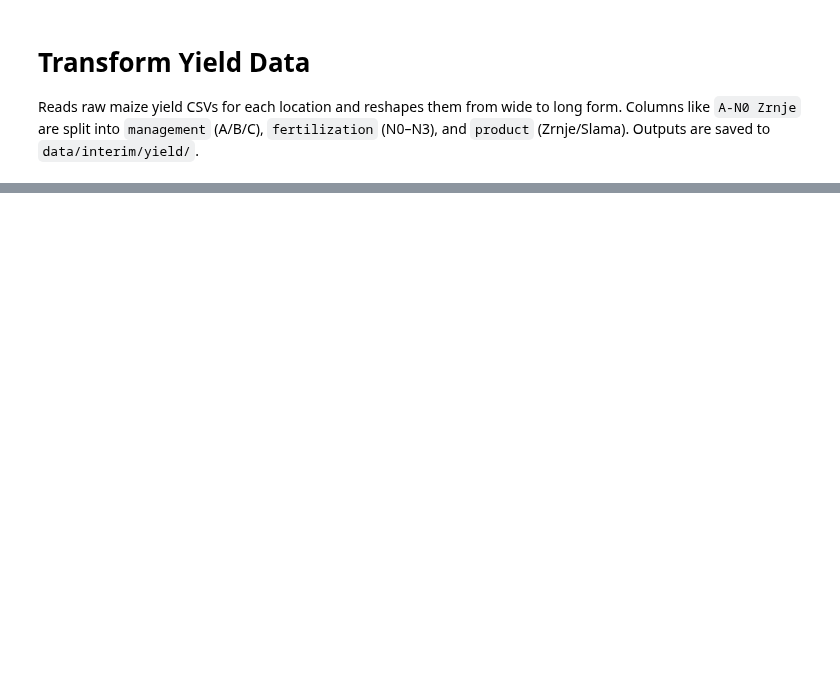
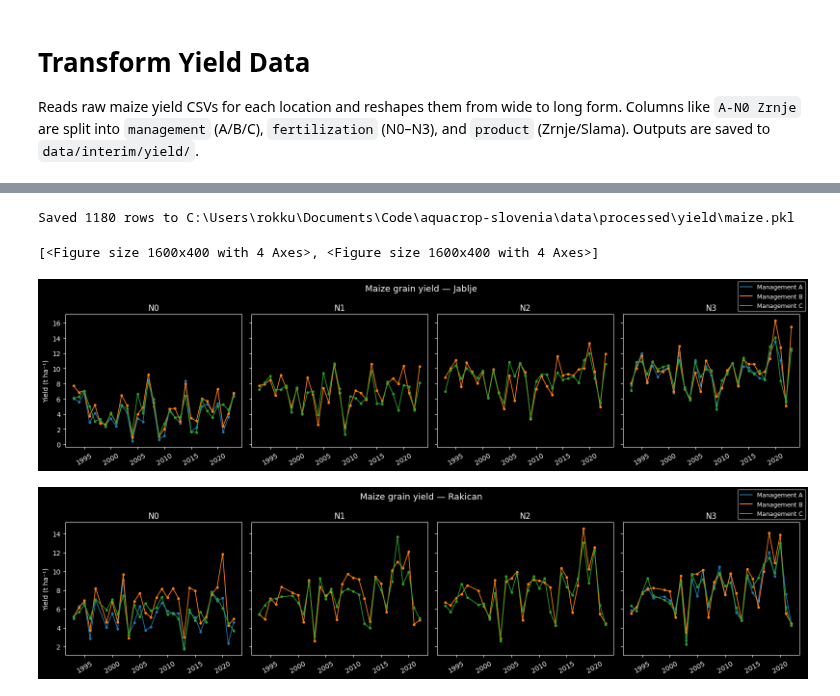
Before and after one commit to rokuk/aquacrop-slovenia, a Jupyter notebook: notebooks/Transform Yield Data.ipynb, the cells around one changed output, grey strips where cells are left out. Drawn from its saved outputs; the diff is of its cells as text; code cells hidden in the pictures; blank space fills up the shorter version.

```diff
--- a/notebooks/Transform Yield Data.ipynb
+++ b/notebooks/Transform Yield Data.ipynb
@@ -56,0 +59,19 @@ long.head(20)
+# %%
+dfs = [pd.read_csv(p) for p in sorted(config.INTERIM_YIELD_DIR.glob("maize-*.csv"))]
+yield_df = pd.concat(dfs, ignore_index=True)
+yield_df.loc[:, "yield"] = yield_df["yield"] / 1000
+
+out_dir = config.PROCESSED_DIR / "yield"
+out_path = out_dir / "maize.pkl"
+yield_df.to_pickle(out_path)
+print(f"Saved {len(yield_df)} rows to {out_path}")
+# %% [output]
+Saved 1180 rows to C:\Users\rokku\Documents\Code\aquacrop-slovenia\data\processed\yield\maize.pkl
+# %%
+from aquacrop_slovenia.plots import plot_observed_yield
+
+plot_observed_yield(yield_df)
+# %% [output]
+[<Figure size 1600x400 with 4 Axes>, <Figure size 1600x400 with 4 Axes>]
+[figure, added]
+[figure, added]
```
Also changed, not shown: parts of 8 cells of this notebook, 23 other files.
